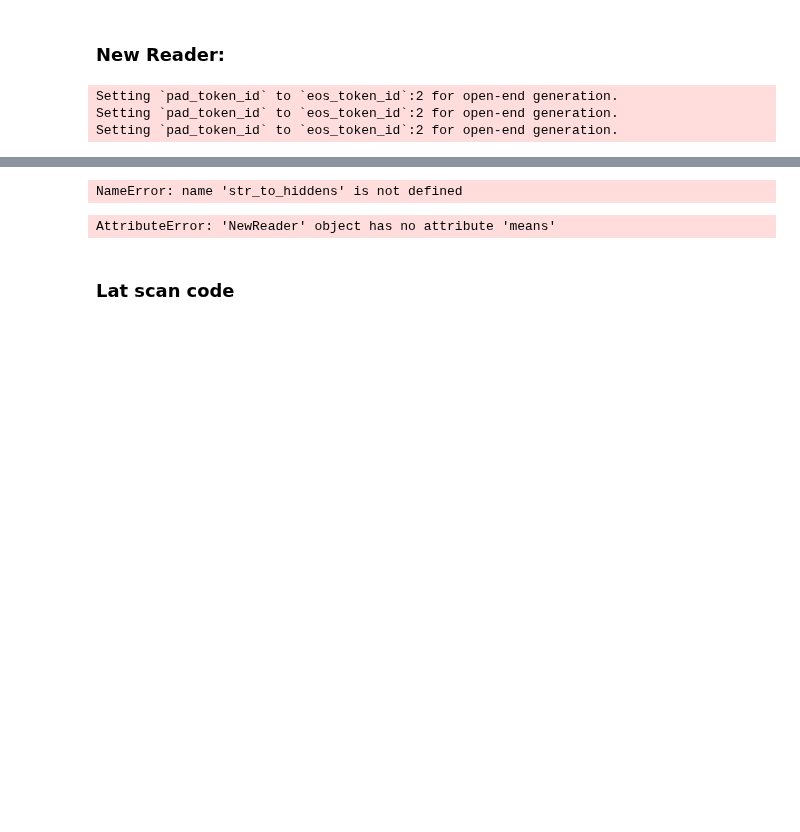
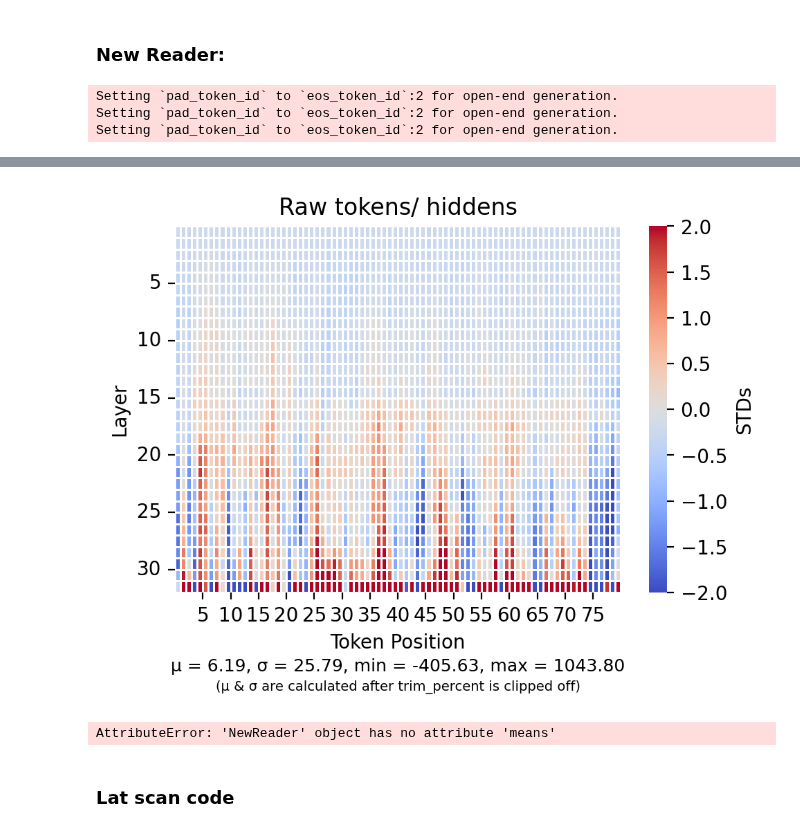
Before and after one commit to danielmccannsayles/representation-jabberwocky, a Jupyter notebook: notebooks/new_reader.ipynb, the cells around one changed output, grey strips where cells are left out. Drawn from its saved outputs; the diff is of its cells as text; code cells hidden in the pictures; blank space fills up the shorter version.

Commit message:
visualize the raw tokens/hiddens

```diff
--- a/notebooks/new_reader.ipynb
+++ b/notebooks/new_reader.ipynb
@@ -270,7 +273,7 @@ Can we visualize the hiddens we get from these sentences maybe?
 def str_to_hiddens(input: str):
     input_ids = tokenizer.tokenize(input)
 
-    hiddens_at_each_token = []
+    hiddens_at_each_token:list[dict[int, np.ndarray]] = []
     for pos in range(len(input_ids)):
         rep_token = -len(input_ids) + pos
 
@@ -284,10 +360,5 @@ def str_to_hiddens(input: str):
 # %%
 input_ids, hiddens_at_each_token = str_to_hiddens(generated_sentences[0])
-
-#TODO: now that we have the hiddens, make a heatmap showing tokens x hiddens (per layer).
-# The original code consolidated the hiddens somehow - we can experiment with this.
-# Probably to start we can just look at how pos/neg?
-# are hidden states negative? Or is that just the direction we found.. I feel like they have to be because the direction gets added or multiplied to the activations.. it's sort of hard to tell what's happening in control. Might be worth looking into more.
 
 # Anyways - visualize the tokens x raw hiddens we get
 
@@ -298,6 +369,8 @@ input_ids, hiddens_at_each_token = str_to_hiddens(generated_sentences[0])
 # The problem is we don't know what baseline numbers are. Though maybe this would be fixed by doing a sort of averaging in the str_to_hiddens?
 
 # or maybe we'll have to get some sort of average during the control vector training, like they did originally in the paper. We can see which is better.
-# %% [output]
-NameError: name 'str_to_hiddens' is not defined
+# %%
+visualize_tokens_hiddens(hiddens_at_each_token)
+# %% [output]
+[figure, added]
 # %%
```
Also changed, not shown: parts of 5 cells of this notebook.
